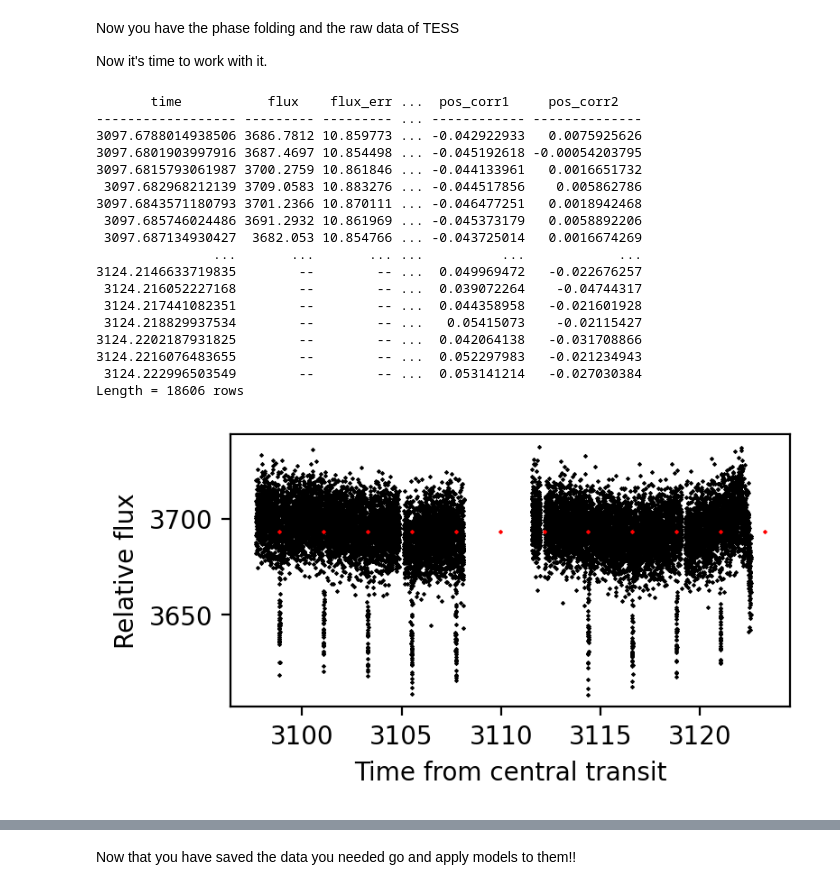
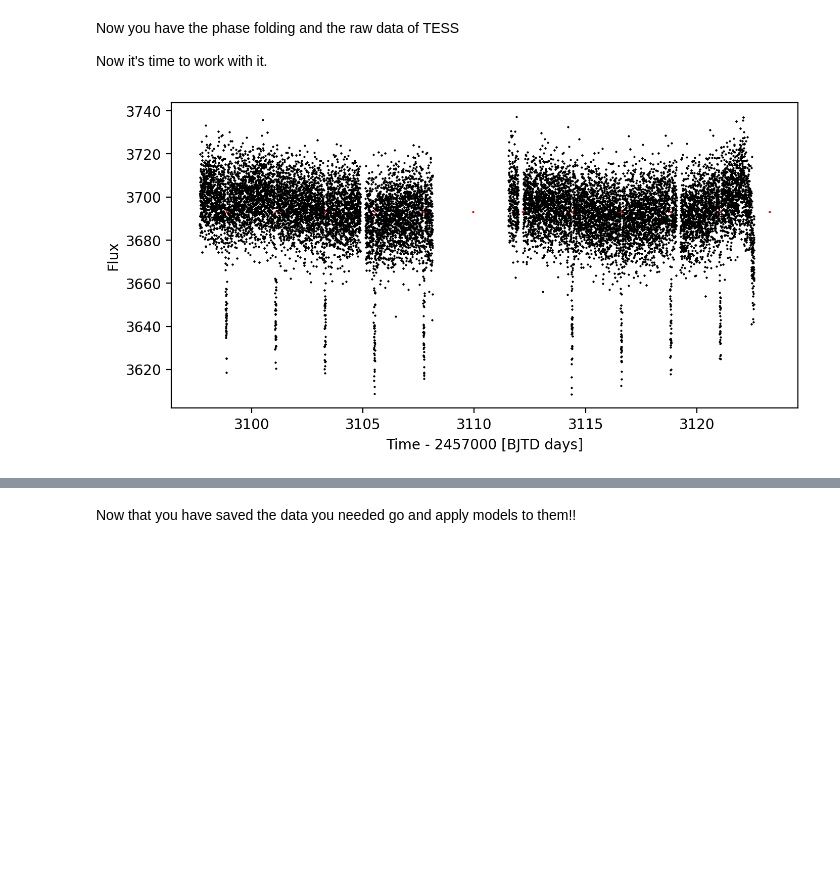
Before and after one commit to MasheLaNube/astroREBECCA, a Jupyter notebook: Tutorial_TESS.ipynb, the cells around one changed output, grey strips where cells are left out. Cells and saved outputs as stored; diff of their text form; code cells hidden in the pictures; blank space fills up the shorter version.

```diff
--- a/Tutorial_TESS.ipynb
+++ b/Tutorial_TESS.ipynb
@@ -81,33 +89,15 @@ Now it's time to work with it.
 # %%
 #Working with Raw data
 
-#PATH= 'TESS_20240927T203045'   #PATH NAME
-sector_name= 'sector_seleccionado'
-name= 'Data_' + sector_name + '_NoPF.csv'
+#PATH= 'TESS_20240928T095644'   #PATH NAME
+sector_name= 'sector_selected'
+name= 'Data_' + sector_name + '_NoPF.csv' #You can also try the _PF.csv file, just not in this object, is working weird
 transits= [3098.860985999779, 3101.078767999779, 3103.296549999779, 3105.514331999779, 3107.732113999779, 3109.949895999779, 3112.167677999779, 3114.385459999779, 3116.603241999779, 3118.821023999779, 3121.038805999779, 3123.256587999779]
 T0=2459382.5174 #Transit Midpoint
 T0= T0 - 2457000
 P= 2.2177820 #Period
 binned= 0.005
-lc.loading_data(PATH, name, transits)
+lc.loading_data(PATH, binned, name, transits)
 # %% [output]
-       time           flux    flux_err ...  pos_corr1     pos_corr2
------------------- --------- --------- ... ------------ --------------
-3097.6788014938506 3686.7812 10.859773 ... -0.042922933   0.0075925626
-3097.6801903997916 3687.4697 10.854498 ... -0.045192618 -0.00054203795
-3097.6815793061987 3700.2759 10.861846 ... -0.044133961   0.0016651732
- 3097.682968212139 3709.0583 10.883276 ... -0.044517856    0.005862786
-3097.6843571180793 3701.2366 10.870111 ... -0.046477251   0.0018942468
- 3097.685746024486 3691.2932 10.861969 ... -0.045373179   0.0058892206
- 3097.687134930427  3682.053 10.854766 ... -0.043725014   0.0016674269
-               ...       ...       ... ...          ...            ...
-3124.2146633719835        --        -- ...  0.049969472   -0.022676257
- 3124.216052227168        --        -- ...  0.039072264    -0.04744317
- 3124.217441082351        --        -- ...  0.044358958   -0.021601928
- 3124.218829937534        --        -- ...   0.05415073    -0.02115427
-3124.2202187931825        --        -- ...  0.042064138   -0.031708866
-3124.2216076483655        --        -- ...  0.052297983   -0.021234943
- 3124.222996503549        --        -- ...  0.053141214   -0.027030384
-Length = 18606 rows
-[figure, old version]
+[figure, new version]
 # %%
```
Also changed, not shown: parts of 7 cells of this notebook, 15 other files.
